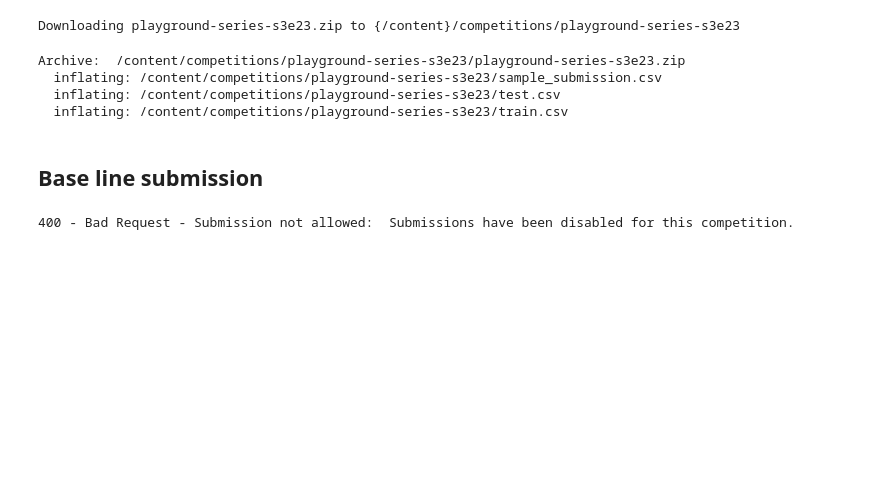
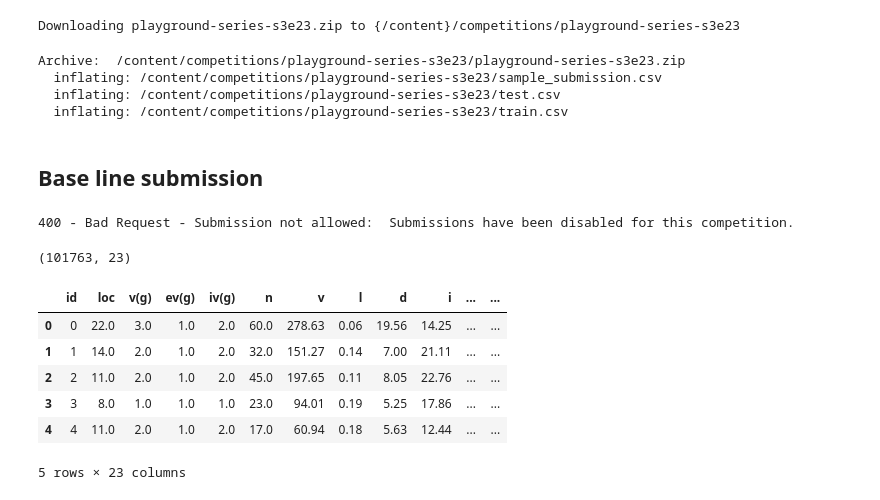
Before and after one commit to Maxvgrad/Binary-Classification-with-a-Software-Defects-Dataset, a Jupyter notebook: main.ipynb, the cells around one changed output. Drawn from its saved outputs; the diff is of its cells as text; code cells hidden in the pictures; blank space fills up the shorter version.

```diff
--- a/main.ipynb
+++ b/main.ipynb
@@ -49,0 +57,15 @@ Archive:  /content/competitions/playground-series-s3e23/playground-series-s3e23.
+# %%
+# The dataset contains data about 101763 code modules and it has 23 columns.
+df.shape
+# %% [output]
+(101763, 23)
+# %%
+df.head()
+# %% [output]
+|  | id | loc | v(g) | ev(g) | iv(g) | n | v | l | d | i | ... | ... |
+| 0 | 0 | 22.0 | 3.0 | 1.0 | 2.0 | 60.0 | 278.63 | 0.06 | 19.56 | 14.25 | ... | ... |
+| 1 | 1 | 14.0 | 2.0 | 1.0 | 2.0 | 32.0 | 151.27 | 0.14 | 7.00 | 21.11 | ... | ... |
+| 2 | 2 | 11.0 | 2.0 | 1.0 | 2.0 | 45.0 | 197.65 | 0.11 | 8.05 | 22.76 | ... | ... |
+| 3 | 3 | 8.0 | 1.0 | 1.0 | 1.0 | 23.0 | 94.01 | 0.19 | 5.25 | 17.86 | ... | ... |
+| 4 | 4 | 11.0 | 2.0 | 1.0 | 2.0 | 17.0 | 60.94 | 0.18 | 5.63 | 12.44 | ... | ... |
+5 rows × 23 columns
```
Also changed, not shown: parts of 14 cells of this notebook.
